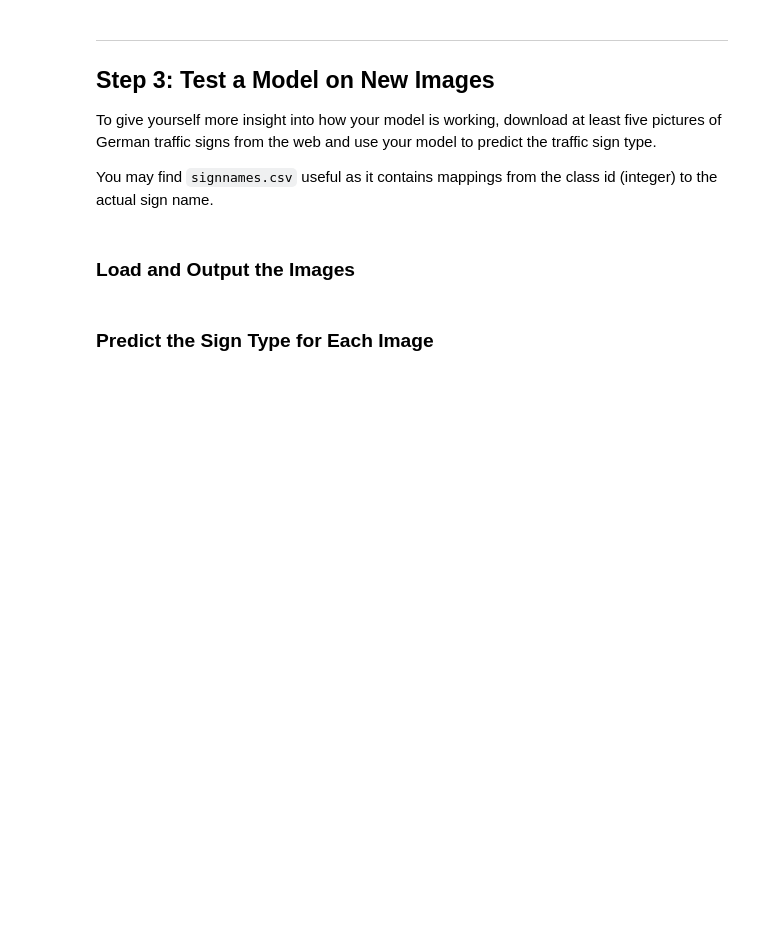
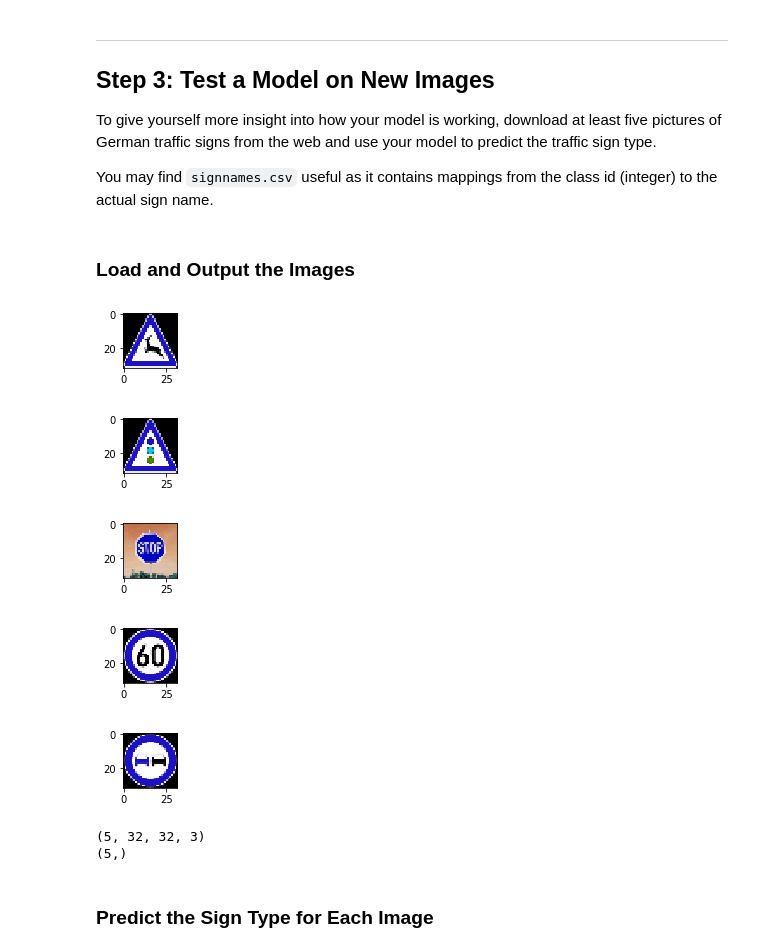
Before and after one commit to singh-arulraj/Traffic_Sign_Classifier, a Jupyter notebook: Traffic_Sign_Classifier.ipynb, the cells around one changed output. Cells and saved outputs as stored; diff of their text form; code cells hidden in the pictures; blank space fills up the shorter version.

```diff
--- a/Traffic_Sign_Classifier.ipynb
+++ b/Traffic_Sign_Classifier.ipynb
@@ -463,7 +488,7 @@ returning
 import tensorflow as tf
 from tensorflow.contrib.layers import flatten
 
-EPOCHS = 60
+EPOCHS = 100
 BATCH_SIZE = 128
 
 
@@ -542,7 +567,7 @@ sets imply underfitting. A high accuracy on the training set but low accuracy on
 ### Feel free to use as many code cells as needed.
 
 
-with open('./data_augmented_all.pickle', mode='rb') as f:
+with open('../data_augmented_all.pickle', mode='rb') as f:
     augmented = pickle.load(f)
 
 X_train2, y_train2 = augmented['features'], augmented['labels']
@@ -566,6 +591,9 @@ correct_prediction = tf.equal(tf.argmax(logits, 1), tf.argmax(one_hot_y, 1))
 accuracy_operation = tf.reduce_mean(tf.cast(correct_prediction, tf.float32))
 saver = tf.train.Saver()
 
+X_validation, y_validation = pre_process_image(X_valid, y_valid, False)
+X_test_data, y_test_data = pre_process_image(X_test, y_test, False)
+
 def evaluate(X_data, y_data):
     num_examples = len(X_data)
     total_accuracy = 0
@@ -582,7 +610,7 @@ with tf.Session() as sess:
 
     print("Training...")
     print()
-    X_validation, y_validation = pre_process_image(X_valid, y_valid, False)
+
     num_examples = len(X_train2)
     print("Running ...")
     for i in range(EPOCHS):
@@ -592,12 +620,19 @@ with tf.Session() as sess:
             batch_x, batch_y = X_train2[offset:end], y_train2[offset:end]
             sess.run(training_operation, feed_dict={x: batch_x, y: batch_y, keep_prob : 0.5})
 
-
+        train_accuracy = evaluate(X_train2, y_train2)
+        print("EPOCH {} ...".format(i+1))
+        print("Training Accuracy = {:.3f}".format(train_accuracy))
         validation_accuracy = evaluate(X_validation, y_validation)
         print("EPOCH {} ...".format(i+1))
         print("Validation Accuracy = {:.3f}".format(validation_accuracy))
         print()
 
+    test_accuracy = evaluate(X_test_data, y_test_data)
+    print("Validation Accuracy = {:.3f}".format(test_accuracy))
+    print()
+
+
     saver.save(sess, './lenet')
     print("Model saved")
 # %% [output]
@@ -628,5 +663,40 @@ To give yourself more insight into how your model is working, download at least
 You may find `signnames.csv` useful as it contains mappings from the class id (integer) to the actual sign name.
 # %% [markdown]
 ### Load and Output the Images
+# %%
+import cv2
+import matplotlib.pyplot as plt
+
+test_data = [["../german-traffic-sign-test/german-road-signs-animals.png", 31],
+            ["../german-traffic-sign-test/german-road-signs-traffic.png", 26],
+            ["../german-traffic-sign-test/stop.jpg", 14],
+            ["../german-traffic-sign-test/germany-speed-limit-sign.png", 3],
+            ["../german-traffic-sign-test/no-overtaking-sign.png", 9]]
+
+test_signs_img = []
+test_signs_classification = []
+for i in range(len(test_data)):
+    img = cv2.imread(test_data[i][0])
+    img = cv2.resize(img, (32,32))
+    plt.figure(figsize=(1,1))
+    plt.imshow(img, cmap = 'gray')
+    plt.show()
+    test_signs_img.append(img)
+    test_signs_classification.append(test_data[i][1])
+
+
+X_test_german = np.array(test_signs_img, dtype=np.uint8)
+Y_test_german = np.array(test_signs_classification, dtype=np.uint8)
+
+print(X_test_german.shape)
+print(Y_test_german.shape)
+# %% [output]
+[figure, added]
+[figure, added]
+[figure, added]
+[figure, added]
+[figure, added]
+(5, 32, 32, 3)
+(5,)
 # %% [markdown]
 ### Predict the Sign Type for Each Image
```
Also changed, not shown: parts of 11 cells of this notebook, 19 other files.
